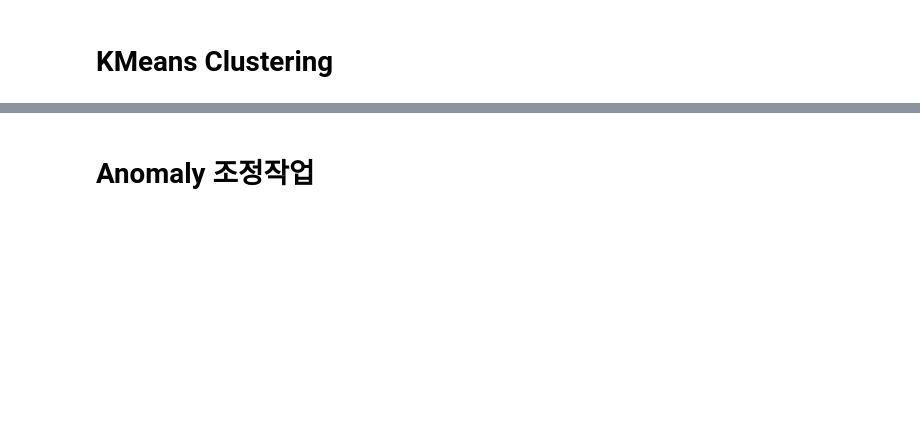
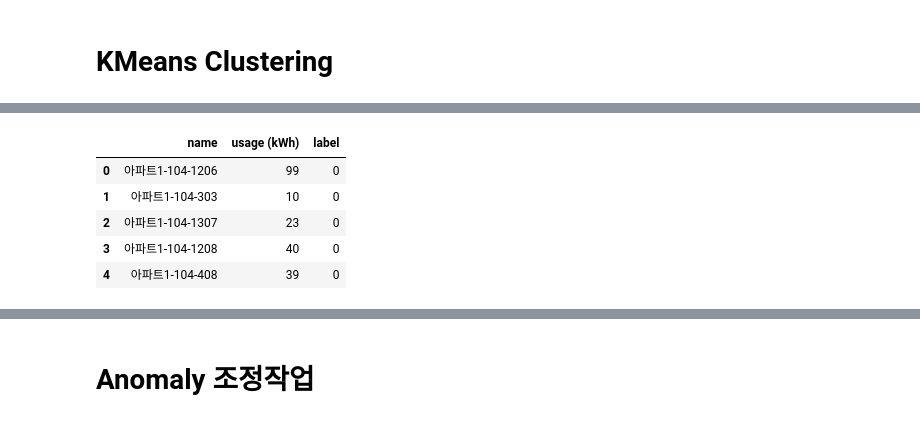
Before and after one commit to formegusto/distribution-public-fee, a Jupyter notebook: pt4.전기절약 피드백.ipynb, the cells around one changed output, grey strips where cells are left out. Saved outputs shown, nothing was run; the diff lists cells and outputs as text; code cells hidden in the pictures; blank space fills up the shorter version.

```diff
--- a/pt4.전기절약 피드백.ipynb
+++ b/pt4.전기절약 피드백.ipynb
@@ -113,0 +104,9 @@ ECV : 51 %
+# %%
+sv.group.head()
+# %% [output]
+|  | name | usage (kWh) | label |
+| 0 | 아파트1-104-1206 | 99 | 0 |
+| 1 | 아파트1-104-303 | 10 | 0 |
+| 2 | 아파트1-104-1307 | 23 | 0 |
+| 3 | 아파트1-104-1208 | 40 | 0 |
+| 4 | 아파트1-104-408 | 39 | 0 |
```
Also changed, not shown: parts of 18 cells of this notebook, 6 other files.
